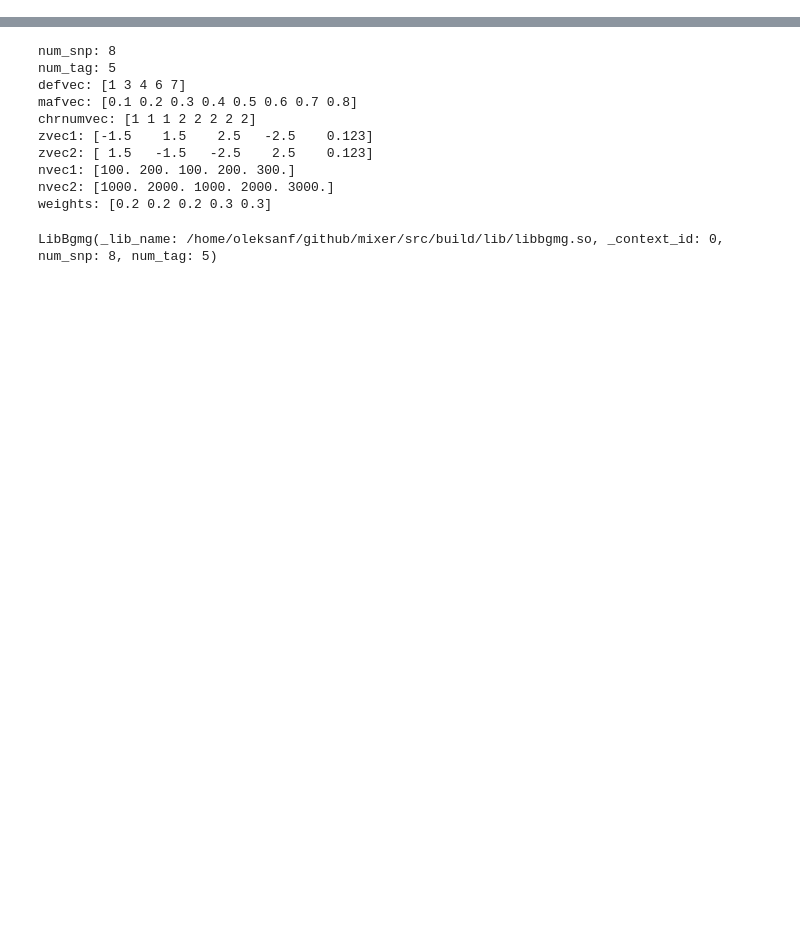
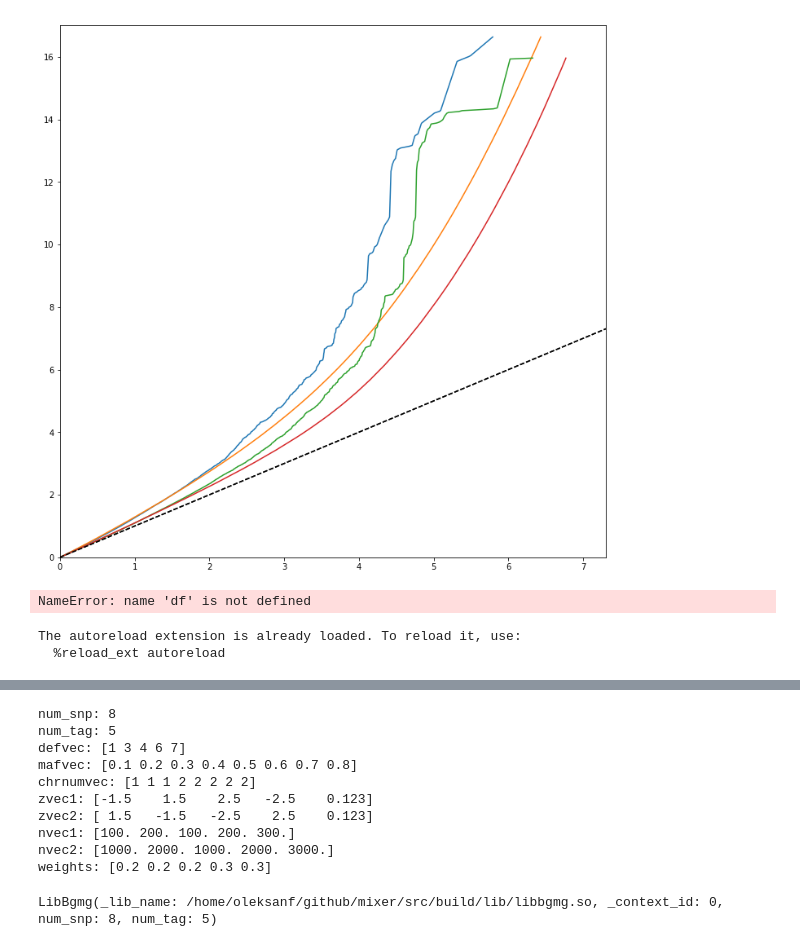
Before and after one commit to precimed/mixer, a Jupyter notebook: mixer_juputer.ipynb, the cells around one changed output, grey strips where cells are left out. Saved outputs shown, nothing was run; the diff lists cells and outputs as text; code cells hidden in the pictures; blank space fills up the shorter version.

```diff
--- a/mixer_juputer.ipynb
+++ b/mixer_juputer.ipynb
@@ -0,0 +18,23 @@
+# %%
+data1['m01']['qqplot'].keys()
+plt.figure(figsize=[12, 12])
+precimed.mixer.figures.make_qq_plot(data1['m01']['qqplot'], ylim=17, ci=False)
+#precimed.mixer.figures.make_qq_plot(data2['m01']['qqplot'], ylim=7, ci=False)
+precimed.mixer.figures.make_qq_plot(data3['m01']['qqplot'], ylim=17, ci=False)
+# %% [output]
+[figure, added]
+# %%
+folder = '/home/oleksanf/vmshare/data/MMIL/SUMSTAT/LDSR/LDSR_Annot/1000G_EUR_Phase3_baseline/'
+#df_ldsc=pd.concat([pd.read_csv(folder + 'baseline.{}.annot.gz'.format(chri),sep='\t') for chri in range(1, 23)])
+
+fname='ldsr.baseline.sorted.complete_annot_hg19.annomat.uniq.8categories.txt.gz'
+#df=pd.read_csv(fname,sep='\t')
+df['base']=1
+df['CHR']=df_ldsc['CHR'].values
+df['BP']=df_ldsc['BP'].values
+df['CM']=df_ldsc['CM'].values
+first_columns = ['CHR', 'BP', 'SNP', 'CM', 'base']
+for chri in range(1, 23):
+    df[['CHR', 'BP', 'SNP', 'CM', 'base'] + [x for x in df.columns.values if x not in first_columns]][df['CHR']==chri].to_csv(fname.replace('.txt.gz', '.chr'+str(chri) + '.txt'), index=False, sep='\t')
+# %% [output]
+NameError: name 'df' is not defined
@@ -0,0 +56,25 @@
+# %%
+%load_ext autoreload
+%autoreload 2
+
+figures_folder = 'png_oct6/'
+
+import precimed
+import precimed.mixer
+import precimed.mixer.libbgmg
+import precimed.mixer.utils
+import precimed.mixer.cli
+import precimed.mixer.figures
+import numpy as np
+import numpy.matlib
+from precimed.mixer.utils import UnivariateParams
+from precimed.mixer.utils import AnnotUnivariateParams
+from precimed.mixer.utils import _log_exp_converter
+from precimed.mixer.utils import _arctanh_tanh_converter
+from precimed.mixer.utils import _logit_logistic_converter
+import scipy.optimize
+import matplotlib.pyplot as plt
+import statsmodels.api as sm
+# %% [output]
+The autoreload extension is already loaded. To reload it, use:
+  %reload_ext autoreload
```
Also changed, not shown: parts of 75 cells of this notebook, 1 other file.
